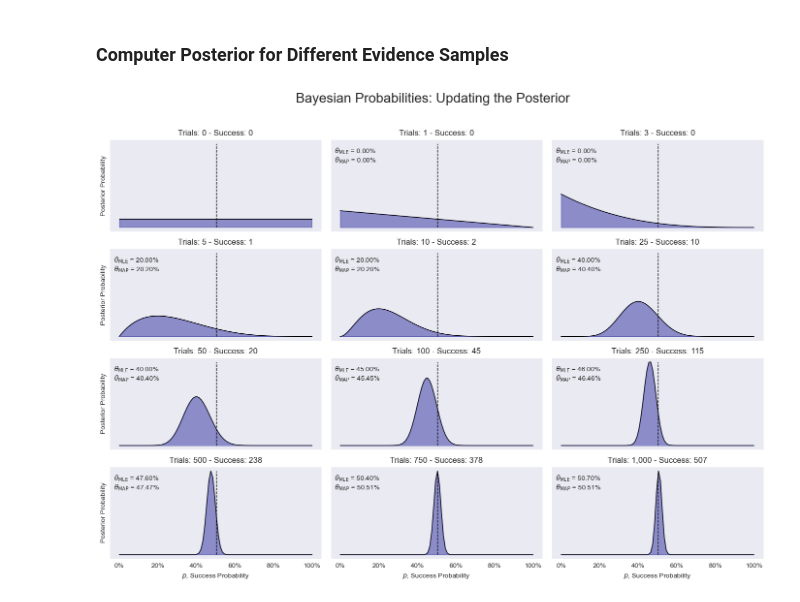
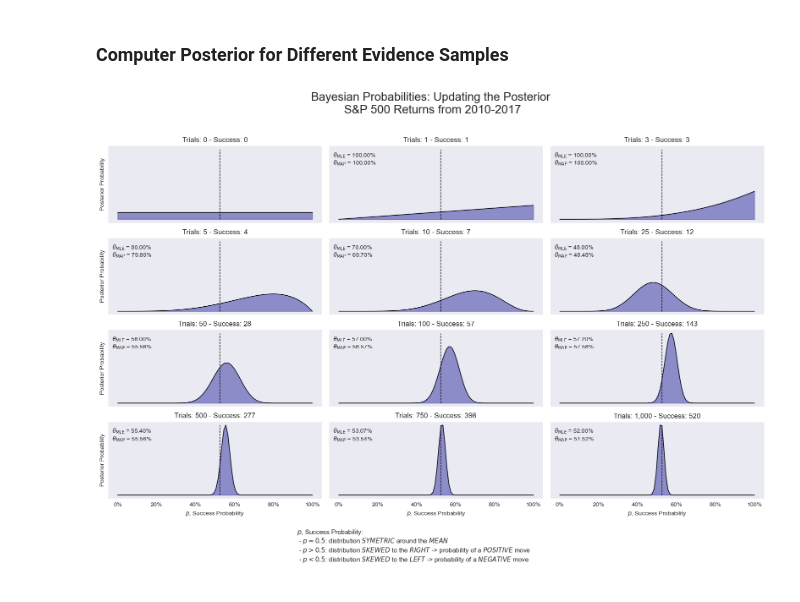
Before and after one commit to bridaniels/ML_Trading_2ndEd, a Jupyter notebook: P2_ML_trading_fundamentals/10_bayesian_ML/04_stock_price_moves.ipynb, the cells around one changed output. Cells and saved outputs as stored; diff of their text form; code cells hidden in the pictures.

```diff
--- a/P2_ML_trading_fundamentals/10_bayesian_ML/04_stock_price_moves.ipynb
+++ b/P2_ML_trading_fundamentals/10_bayesian_ML/04_stock_price_moves.ipynb
@@ -64,8 +64,8 @@ def format_plot(axes, i, p, y, trials, success, true_p, tmle, tmap=None):
     - advantage to *read* in relation to CSV
     - slower with *write* because it pickles text data
 # %%
-start_date = '2015'
-end_date = '2018'
+start_date = '2010'
+end_date = '2017'
 # %%
 def sp500_data(start, end):
     data = fred.get_series('SP500')
@@ -110,31 +110,33 @@ a = b = 1
 # %% [markdown]
 ### Computer Posterior for Different Evidence Samples
 # %%
-fig, axes  = plt.subplots(nrows=4, ncols=3, figsize=(14,10), sharex=True)
+fig, axes  = plt.subplots(nrows=4, ncols=3, figsize=(16,10), sharex=True)
 axes = axes.flatten()
 fmt = FuncFormatter(lambda x, _: f'{x:.0%}')
 
 
 for i, days in enumerate(n_days):
     # New Data
     successes = initial500.iloc[:days]
     # Maximum Likelihood Estimation (MLE) - picks parameter value Θ that maximizes the likelihood function
     #theta_mle = np.mean(successes, axis=0)
     theta_mle = successes.mean()
     # Market Up vs. Market Down
     up = successes.sum()
     down = days - up
     # Update Conjugate Prior (no prior*likelihood integral calculation -> same distribution)
     update = stats.beta.pdf(p, a+up, b+down)
     # Maximum a Posteriori Probability (MAP) - mode (included prior data even tho here we don't have)
     theta_map = pd.Series(update, index=p).idxmax()
 
     axes[i] = format_plot(axes, i, p, update, trials=days, success=up,
                      true_p=sp500_binary.mean(), tmle=theta_mle, tmap=theta_map)
 
-title = "Bayesian Probabilities: Updating the Posterior"
+title = "Bayesian Probabilities: Updating the Posterior \nS&P 500 Returns from {}-{}".format(start_date,end_date)
 fig.suptitle(title, y=1.02, fontsize=20)
+bottom_text = "$p$, Success Probability: \n - $p = 0.5$: distribution $SYMETRIC$ around the $MEAN$\n - $p > 0.5$: distribution $SKEWED$ to the $RIGHT$ -> probability of a $POSITIVE$ move \n - $p < 0.5$: distribution $SKEWED$ to the $LEFT$ -> probability of a $NEGATIVE$ move"
+fig.text(0.3,-0.09, bottom_text, ha='left', fontsize=11)
 fig.tight_layout()
 plt.show()
 # %% [output]
-[figure, old version]
+[figure, new version]
```
Also changed, not shown: parts of 2 cells of this notebook, 2 other files.
